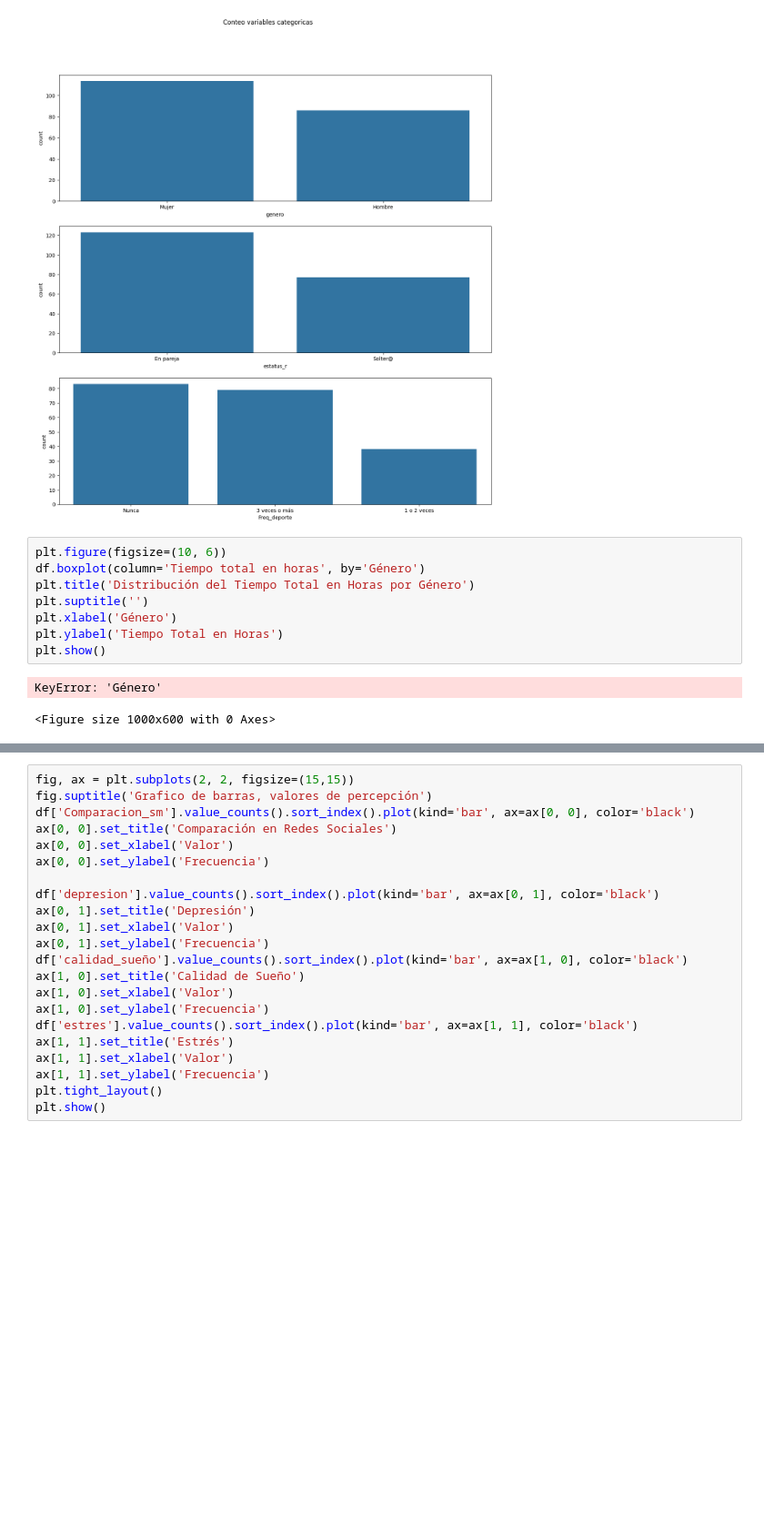
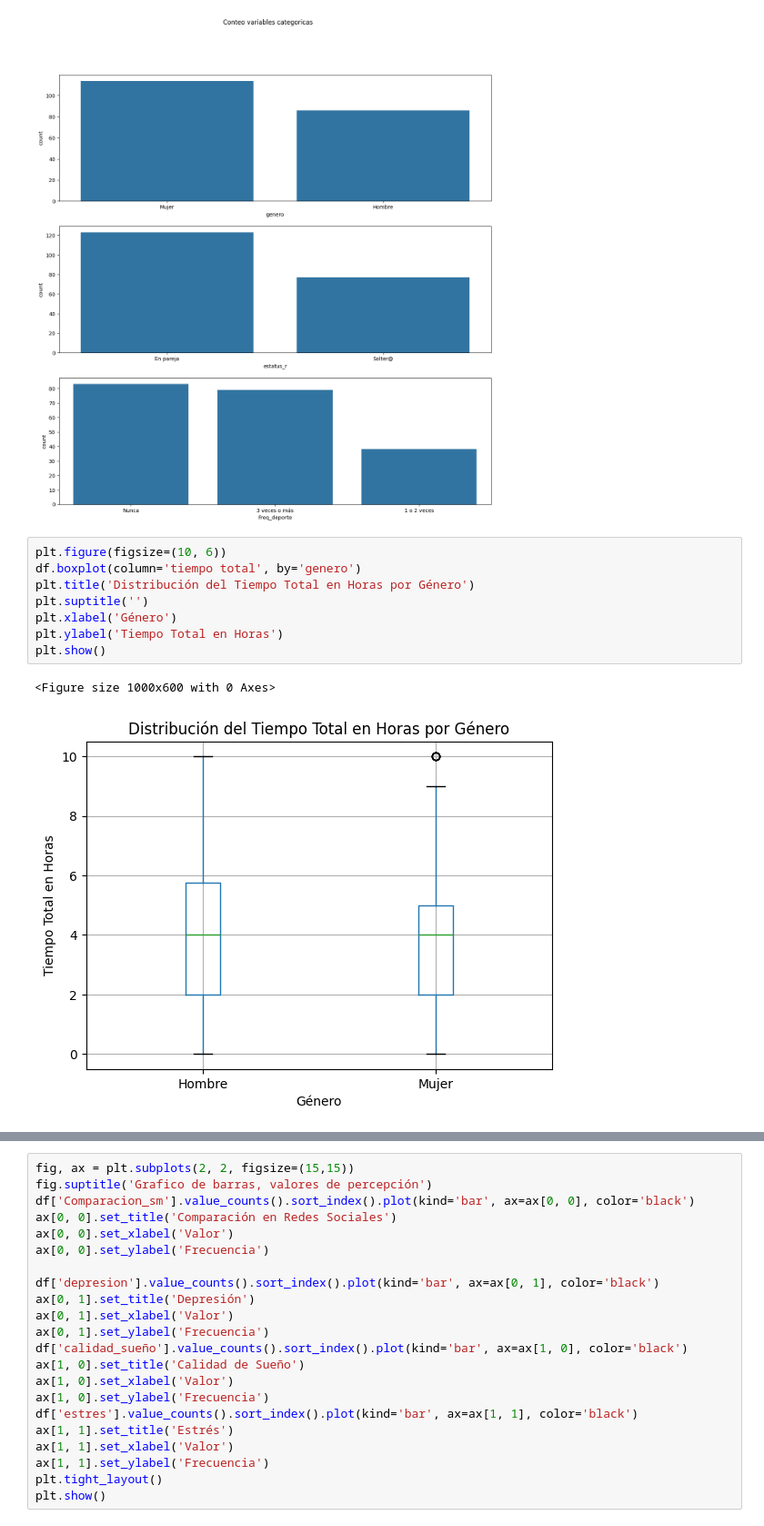
Before and after one commit to fabiaangzc/RedesSocialesySaludMental, a Jupyter notebook: Análisis descriptivo.ipynb, the cells around one changed output, grey strips where cells are left out. Shown: that part at 91% size. Cells and saved outputs as stored; diff of their text form; blank space fills up the shorter version.

```diff
--- a/Análisis descriptivo.ipynb
+++ b/Análisis descriptivo.ipynb
@@ -244,13 +244,13 @@ plt.show()
 [figure]
 # %%
 plt.figure(figsize=(10, 6))
-df.boxplot(column='Tiempo total en horas', by='Género')
+df.boxplot(column='tiempo total', by='genero')
 plt.title('Distribución del Tiempo Total en Horas por Género')
 plt.suptitle('')
 plt.xlabel('Género')
 plt.ylabel('Tiempo Total en Horas')
 plt.show()
 # %% [output]
-KeyError: 'Género'
+<Figure size 1000x600 with 0 Axes>
-<Figure size 1000x600 with 0 Axes>
+[figure, added]
 # %%
```
Also changed, not shown: parts of 5 cells of this notebook.
